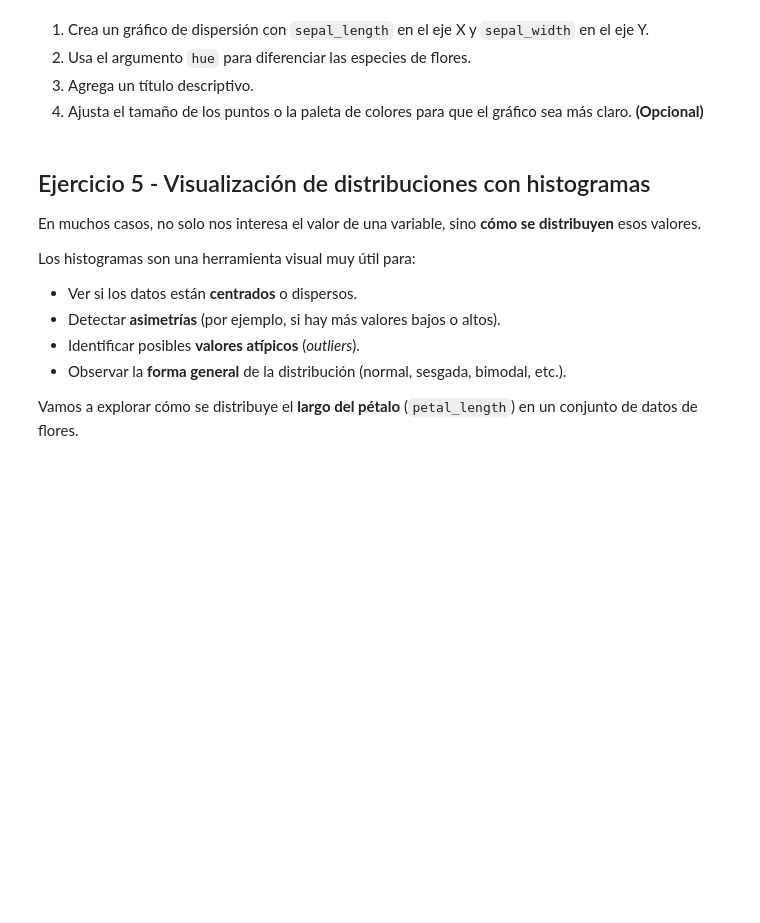
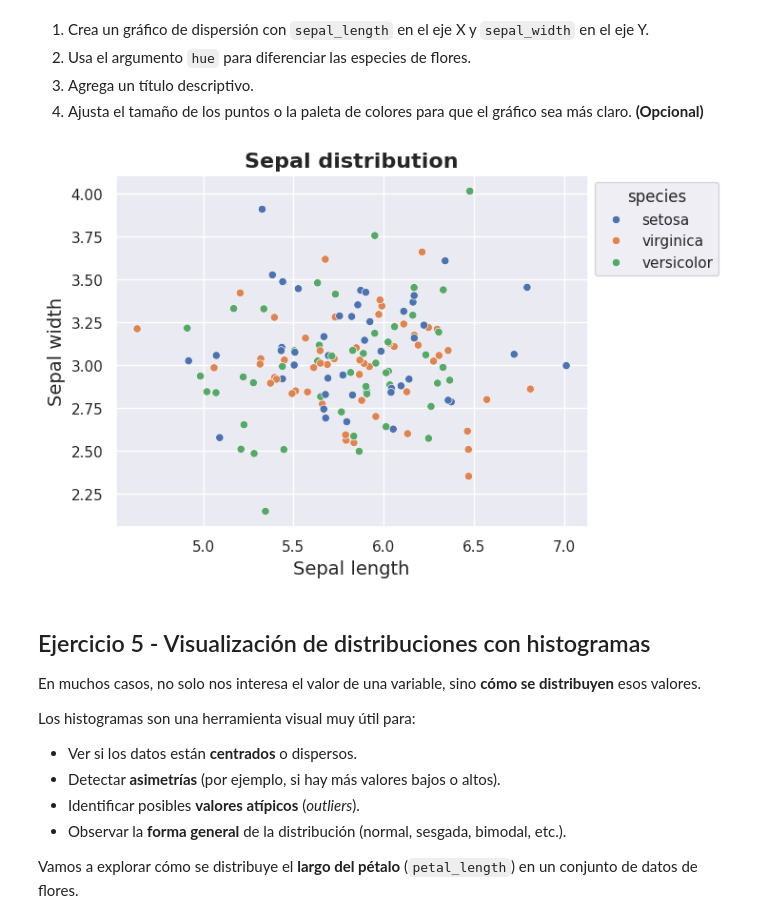
Before and after one commit to 4GeeksAcademy/iagorivadulla-visualization-exercises-with-matplot-and-seaborn, a Jupyter notebook: notebook/problems.es.ipynb, the cells around one changed output. Drawn from its saved outputs; the diff is of its cells as text; code cells hidden in the pictures; blank space fills up the shorter version.

```diff
--- a/notebook/problems.es.ipynb
+++ b/notebook/problems.es.ipynb
@@ -174,3 +181,15 @@ df_iris # Mostrar DataFrame
+# %%
+# tu código
+
+sns.set_theme()
+ax = sns.scatterplot(data = df_iris, x = 'sepal_length', y = 'sepal_width', hue = 'species' )
+sns.move_legend(ax, 'upper left', bbox_to_anchor=(1, 1))
+plt.title('Sepal distribution', fontsize = 16, fontweight = 'bold')
+plt.ylabel('Sepal width', fontsize = 14)
+plt.xlabel('Sepal length', fontsize = 14)
+plt.show()
+# %% [output]
+[figure, added]
 # %% [markdown]
 ## Ejercicio 5 - Visualización de distribuciones con histogramas
 
```
Also changed, not shown: parts of 17 cells of this notebook.
